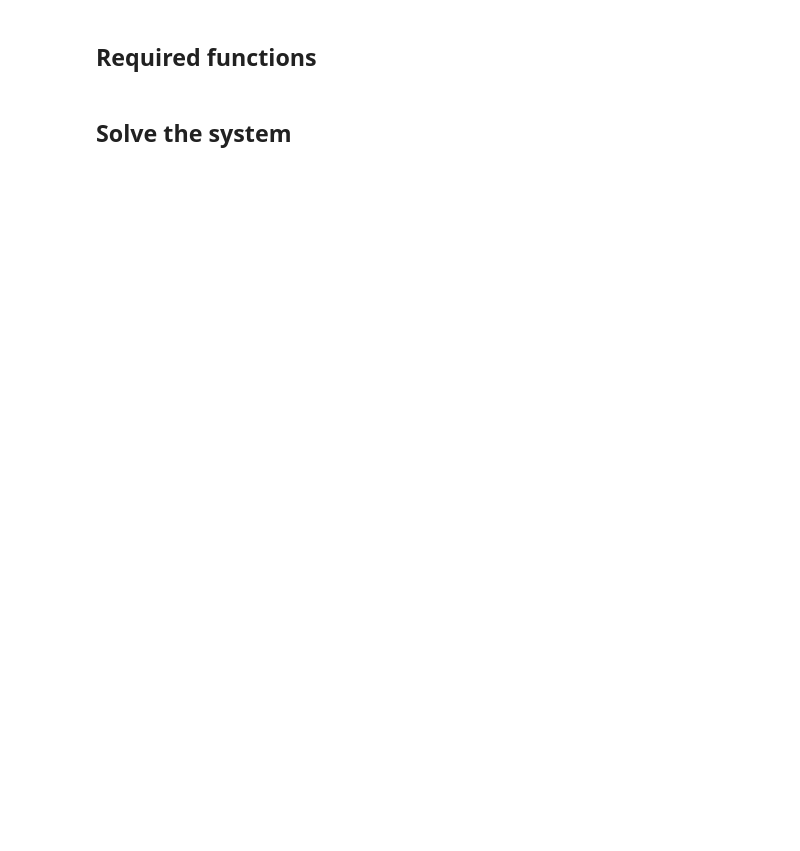
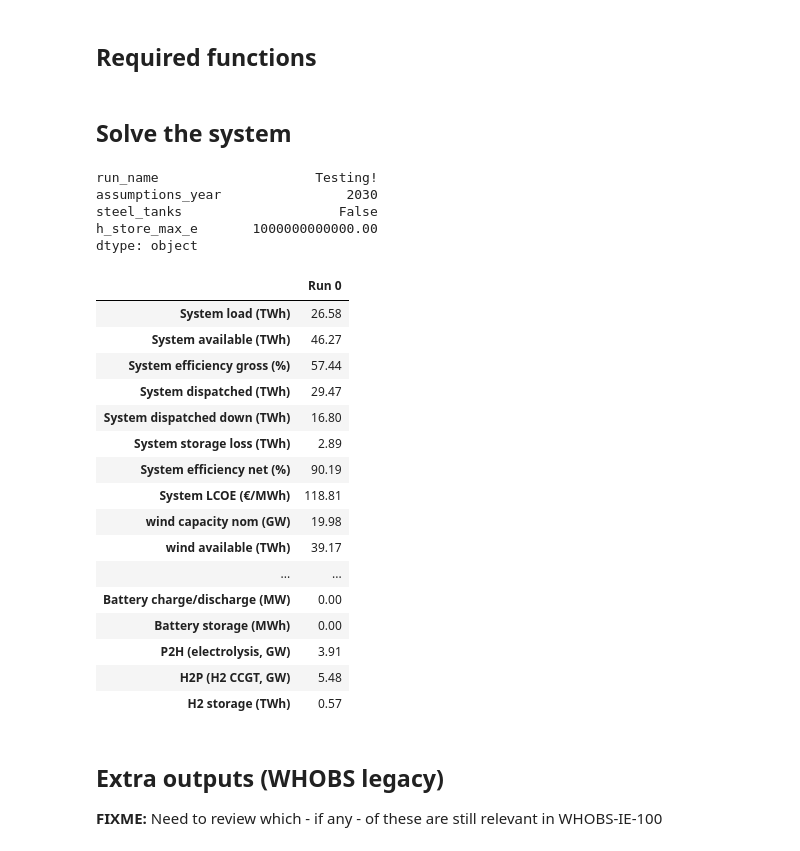
Before and after one commit to bmcmullin/SWIS-100-IE, a Jupyter notebook: run_single_simulation.ipynb, the cells around one changed output. Saved outputs shown, nothing was run; the diff lists cells and outputs as text; code cells hidden in the pictures; blank space fills up the shorter version.

```diff
--- a/run_single_simulation.ipynb
+++ b/run_single_simulation.ipynb
@@ -120,7 +134,7 @@ and extract the required .csv from the .zip in each case; but for the moment, ju
 **TODO:** An alterative to using renewables ninja (specfically for wind) would be to extract the variability data (of actual wind generation) from historical eirgrid data. This would reflect the performance of the IE wind fleet as of whatever historical date was used: which may be a good thing or a bad thing of course (since that is almost 100% onshore for the moment, it is "biased against" offshore - arguably?).
 # %%
 #rninja_base_url = "https://www.renewables.ninja/static/downloads/"
-r_ninja_base_url = 'ninja/' # Actually already downloaded...
+r_ninja_base_url = '../renewables-ninja/' # Actually already downloaded...
 # %%
 #solar_pv_zip_file = 'ninja_europe_pv_v1.1.zip'
 #solar_pv_zip_url = r_ninja_base_url + solar_pv_zip_file
@@ -168,7 +182,7 @@ The data will also be downsampled from 15-minute to hourly-resolution (via simpl
 # (i.e. uncomment one or the other of the following two statements).
 
 #eirgrid_base_url = "http://www.eirgridgroup.com/site-files/library/EirGrid/"
-eirgrid_base_url = "eirgrid/"
+eirgrid_base_url = "../eirgrid/"
 
 load_data_filename = "System-Data-Qtr-Hourly-2014-2015.xlsx"
 load_data_url = eirgrid_base_url + load_data_filename
@@ -208,7 +237,10 @@ load_data_raw.set_index('DateTime', verify_integrity=True, inplace=True)
 # %% [markdown]
 ## Extract period of interest
 # %%
-load_data_raw = load_data_raw.loc['2015-01-01 00:00:00+0':'2015-12-31 23:45:00+0']
+load_date_start = "{}-01-01 00:00:00+0".format(load_year_start)
+load_date_end = "{}-12-31 23:45:00+0".format(load_year_end)
+
+load_data_raw = load_data_raw.loc[load_date_start:load_date_end]
 
 print(load_data_raw)
 
@@ -546,2 +534,34 @@ print(F"penetration_solar: {(penetration_solar *100.0) : 6.1f}%")
+# %%
+#
+
+#scenario = "2030-steel_tanks"
+#scenario = "2030-salt_cavern"
+
+# Hardwired: IE, 2030 costs, 2010 wind and solar, 2015 load, wind dispatch priority,
+#full_scenario = ct+'-'+scenario+'-WP2010'+'-'+str(frequency)+"H"
+
+#network = solve_network(ct, scenario)
+
+run_config = pd.Series({
+    'run_name' : 'Testing!',
+    'frequency' : frequency,
+    'weather_year_start' : 2010,
+    'weather_year_end' : 2010,
+    'load_year_start' : load_year_start,
+    'load_year_end' : load_year_end,
+    'assumptions_year' : 2030,
+    'steel_tanks' : False,
+    'h_store_max_e' : 1.0e12 #MWh
+    })
+
+display(run_config)
+
+network = solve_network(run_config)
+# %% [output]
+run_name                    Testing!
+assumptions_year                2030
+steel_tanks                    False
+h_store_max_e       1000000000000.00
+dtype: object
 # %%
 # Uncomment and run this if/when desired to clear the accumulated stats.
@@ -660,3 +574,28 @@ stats_checkpoint_0_pre_VRE_freq_mean
+# %%
+gather_run_stats(run_stats,network,ct,'Run 0')
+run_stats
+# %% [output]
+|  | Run 0 |
+| System load (TWh) | 26.58 |
+| System available (TWh) | 46.27 |
+| System efficiency gross (%) | 57.44 |
+| System dispatched (TWh) | 29.47 |
+| System dispatched down (TWh) | 16.80 |
+| System storage loss (TWh) | 2.89 |
+| System efficiency net (%) | 90.19 |
+| System LCOE (€/MWh) | 118.81 |
+| wind capacity nom (GW) | 19.98 |
+| wind available (TWh) | 39.17 |
+| ... | ... |
+| Battery charge/discharge (MW) | 0.00 |
+| Battery storage (MWh) | 0.00 |
+| P2H (electrolysis, GW) | 3.91 |
+| H2P (H2 CCGT, GW) | 5.48 |
+| H2 storage (TWh) | 0.57 |
+# %% [markdown]
+## Extra outputs (WHOBS legacy)
+
+**FIXME:** Need to review which - if any - of these are still relevant in WHOBS-IE-100
 # %%
 #absolute market value in EUR/MWh
 (network.generators_t.p.multiply(network.buses_t.marginal_price[ct],axis=0).sum()/network.generators_t.p.sum())
```
Also changed, not shown: parts of 31 cells of this notebook.
